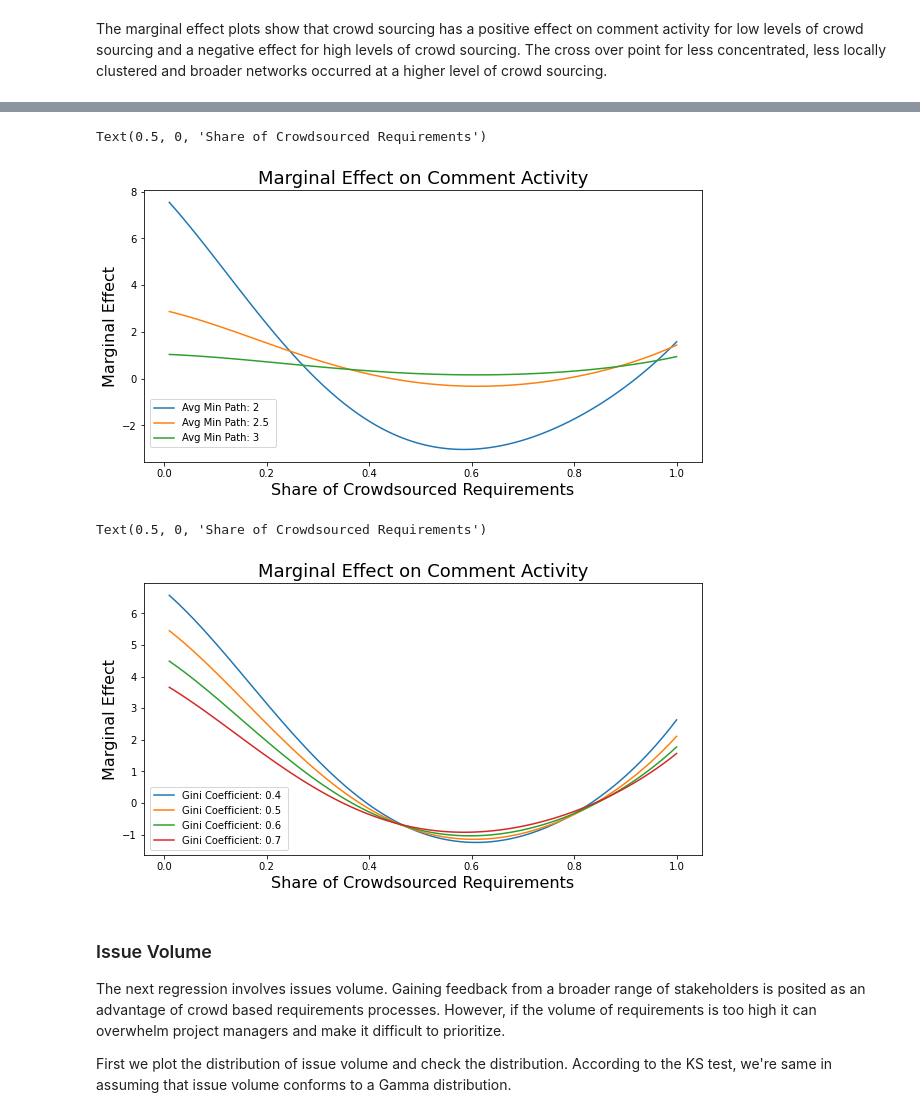
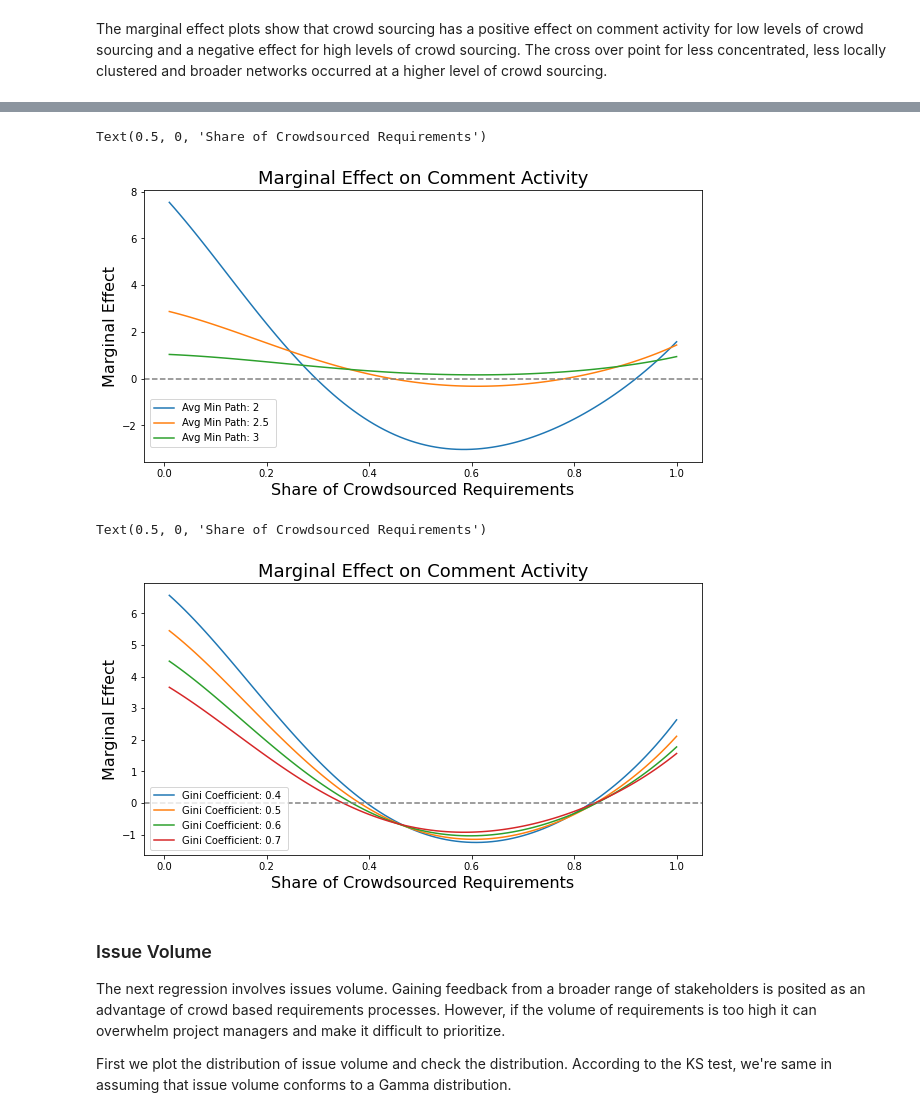
Before and after one commit to MthwRobinson/sh-network-paper, a Jupyter notebook: notebooks/analysis.ipynb, the cells around one changed output, grey strips where cells are left out. Saved outputs shown, nothing was run; the diff lists cells and outputs as text; code cells hidden in the pictures.

```diff
--- a/notebooks/analysis.ipynb
+++ b/notebooks/analysis.ipynb
@@ -427,28 +429,29 @@ Text(0.5, 0, 'Share of Crowdsourced Requirements')
 # %%
 plt.figure(figsize=(10, 5))
 
 for avg_min_path in [2, 2.5, 3]:
     marginal_effects = {'crowd_pct': [], 'effect': []}
     label = 'Avg Min Path: {} '.format(avg_min_path)
 
     for i in range(100):
         crowd_pct = (i+1)/100
         avg_effect = calc_total_effect(data, res, X,
                                        crowd_pct=crowd_pct,
                                        avg_min_path=avg_min_path)
         marginal_effects['crowd_pct'].append(crowd_pct)
         marginal_effects['effect'].append(avg_effect)
 
     marginal_effects = pd.DataFrame(marginal_effects)
     sns.lineplot(y=marginal_effects['effect'], x=marginal_effects['crowd_pct'], label=label)
 
+plt.axhline(y=0, color='grey', linestyle='--')
 plt.legend(bbox_to_anchor=(0.01, 0.23), loc=2, borderaxespad=0.)
 plt.title('Marginal Effect on Comment Activity', fontsize=18)
 plt.ylabel('Marginal Effect', fontsize=16)
 plt.xlabel('Share of Crowdsourced Requirements', fontsize=16)
 # %% [output]
 Text(0.5, 0, 'Share of Crowdsourced Requirements')
-[figure, old version]
+[figure, new version]
 # %%
 plt.figure(figsize=(10, 5))
 
@@ -469,13 +472,14 @@ for gini_coefficient in [0.4, 0.5, 0.6, 0.7]:
     marginal_effects = pd.DataFrame(marginal_effects)
     sns.lineplot(y=marginal_effects['effect'], x=marginal_effects['crowd_pct'], label=label)
 
+plt.axhline(y=0, color='grey', linestyle='--')
 plt.legend(bbox_to_anchor=(0.01, 0.25), loc=2, borderaxespad=0.)
 plt.title('Marginal Effect on Comment Activity', fontsize=18)
 plt.ylabel('Marginal Effect', fontsize=16)
 plt.xlabel('Share of Crowdsourced Requirements', fontsize=16)
 # %% [output]
 Text(0.5, 0, 'Share of Crowdsourced Requirements')
-[figure, old version]
+[figure, new version]
 # %% [markdown]
 ### Issue Volume <a id='issues_over_time'></a>
 
```
Also changed, not shown: parts of 35 cells of this notebook, 1 other file.
